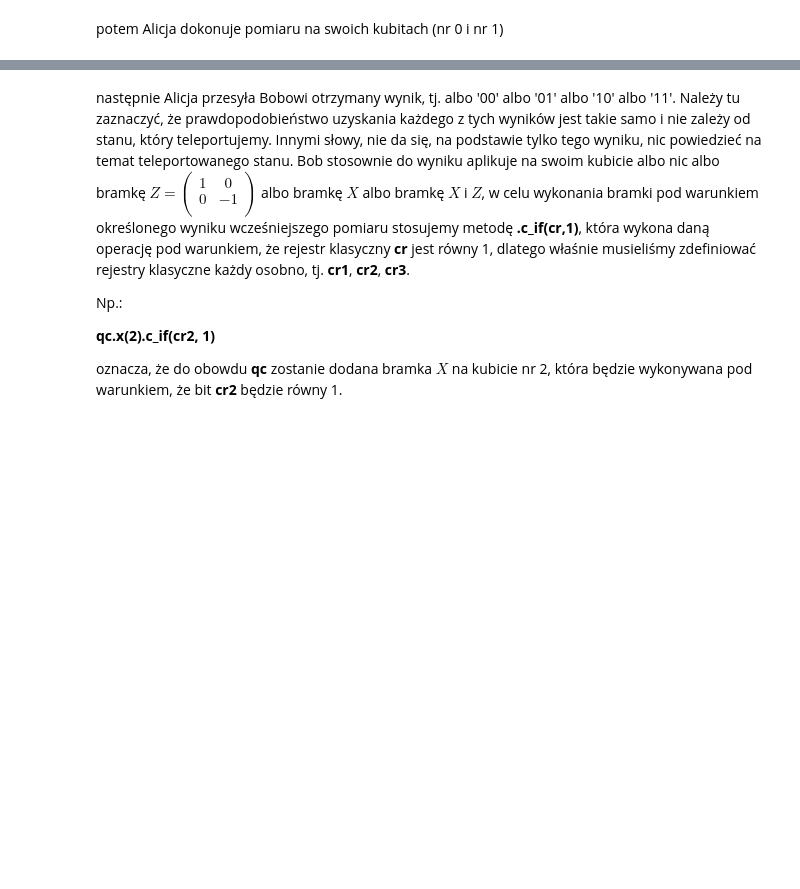
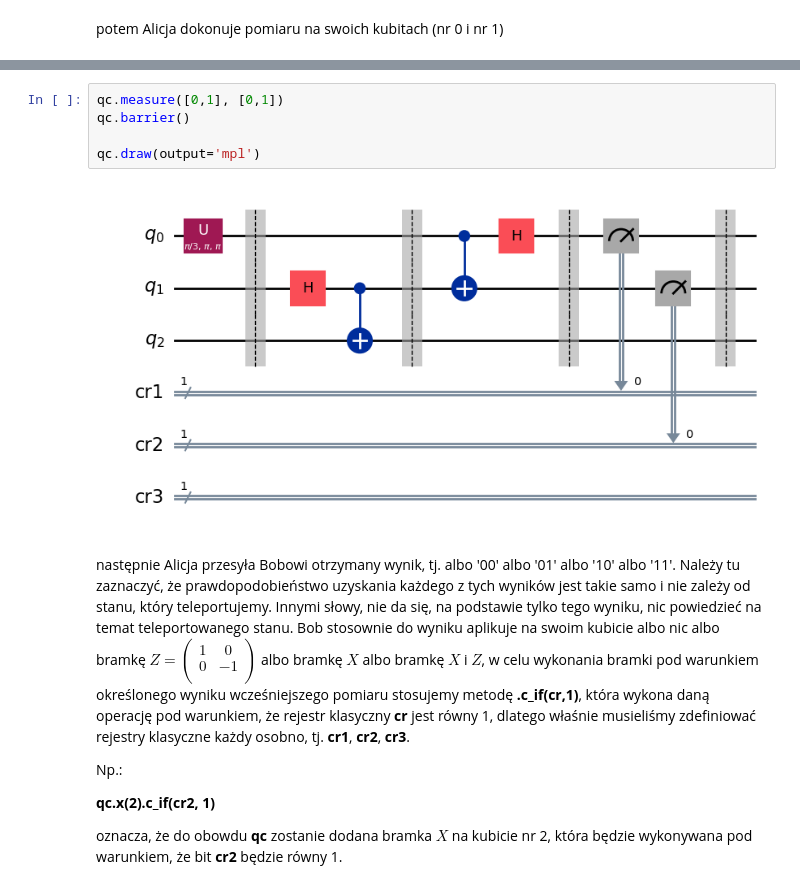
Before and after one commit to mawojcik/cryptography, a Jupyter notebook: Lista10/Lista10.ipynb, the cells around one changed output, grey strips where cells are left out. Drawn from its saved outputs; the diff is of its cells as text; blank space fills up the shorter version.

```diff
--- a/Lista10/Lista10.ipynb
+++ b/Lista10/Lista10.ipynb
@@ -128,3 +139,10 @@ potem Alicja dokonuje pomiaru na swoich kubitach (nr 0 i nr 1)
+# %%
+qc.measure([0,1], [0,1])
+qc.barrier()
+
+qc.draw(output='mpl')
+# %% [output]
+[figure, added]
 # %% [markdown]
 następnie Alicja przesyła Bobowi otrzymany wynik, tj. albo '00' albo '01' albo '10' albo '11'. Należy tu zaznaczyć, że prawdopodobieństwo uzyskania każdego z tych wyników jest takie samo i nie zależy od stanu, który teleportujemy. Innymi słowy, nie da się, na podstawie tylko tego wyniku, nic powiedzieć na temat teleportowanego stanu. Bob stosownie do wyniku aplikuje na swoim kubicie albo nic albo bramkę $Z=\left(\begin{array}{cc}
 1&0\\
```
Also changed, not shown: parts of 14 cells of this notebook.
